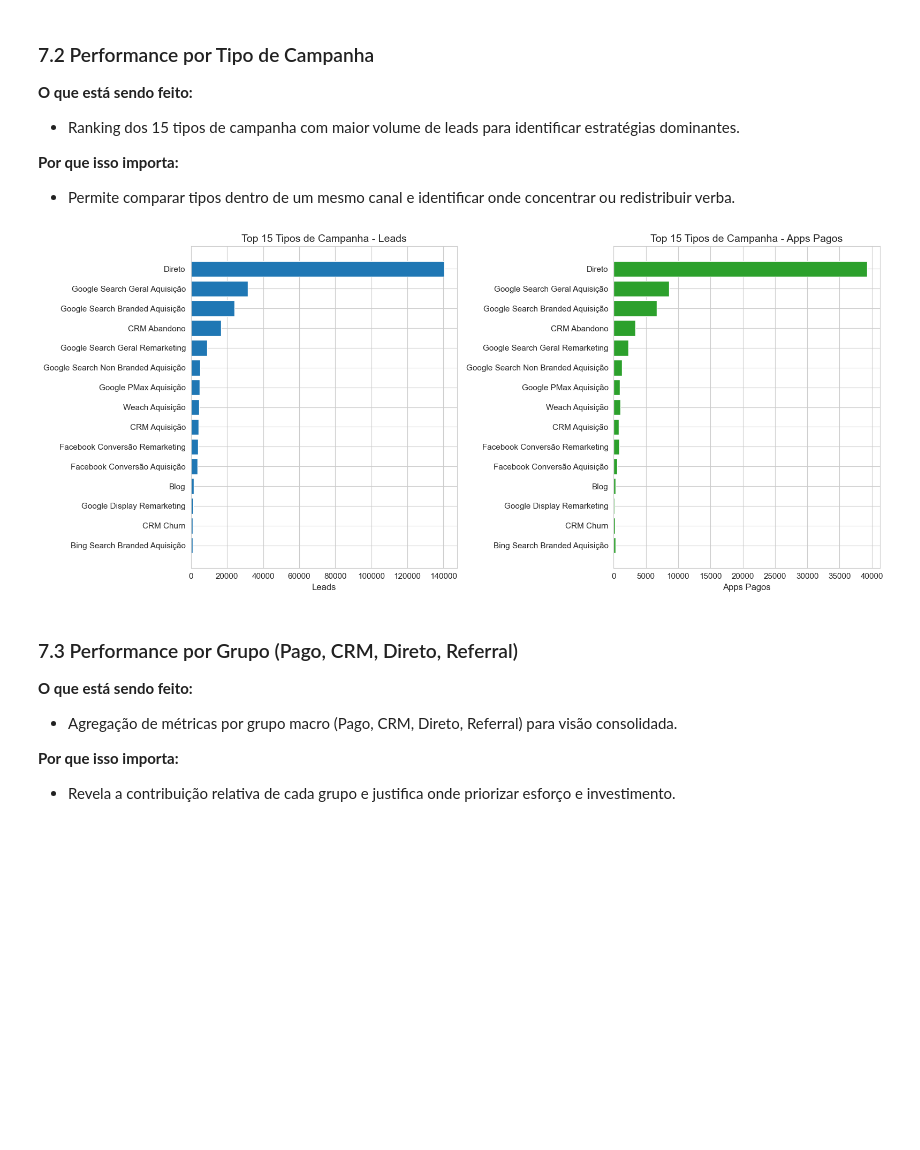
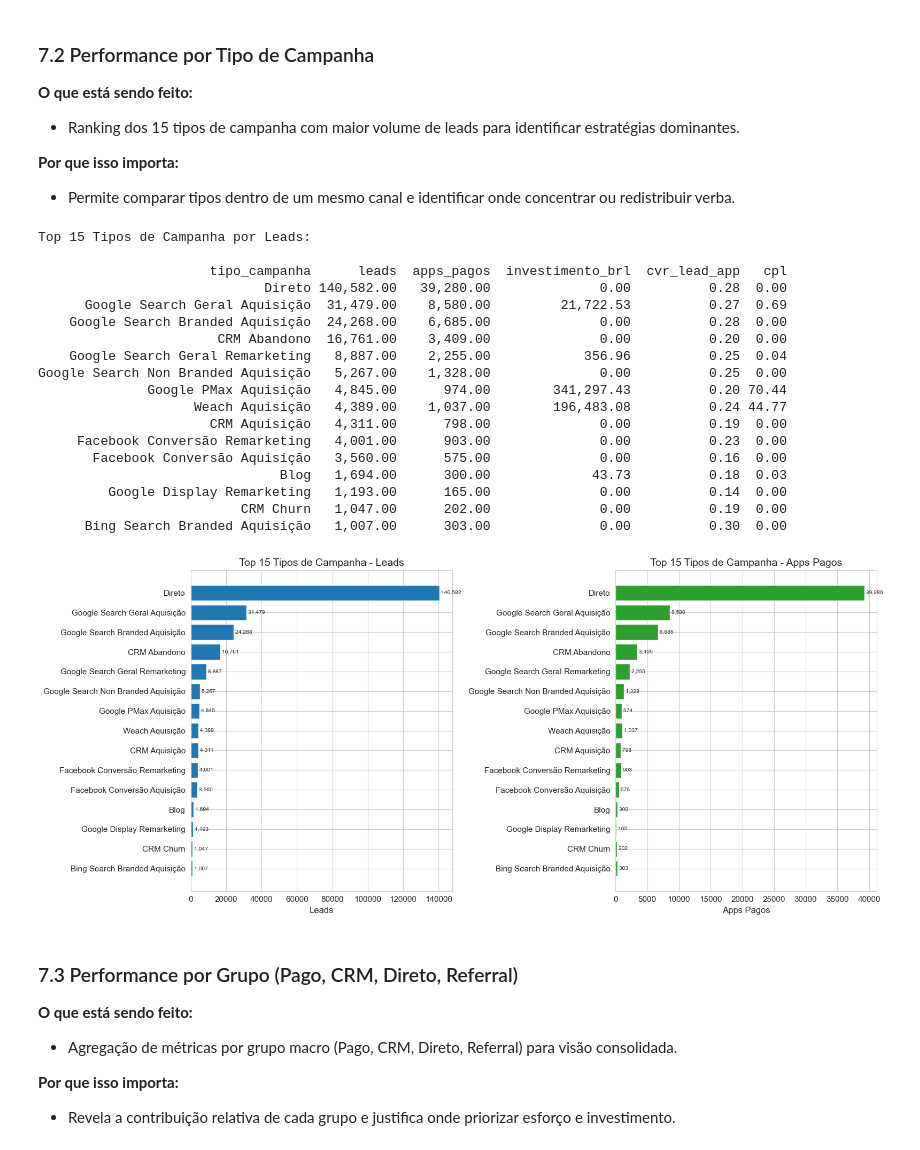
Before and after one commit to diogorblessa/projeto-analise-de-dados-com-pandas, a Jupyter notebook: case_omie.ipynb, the cells around one changed output. Saved outputs shown, nothing was run; the diff lists cells and outputs as text; code cells hidden in the pictures; blank space fills up the shorter version.

```diff
--- a/case_omie.ipynb
+++ b/case_omie.ipynb
@@ -779,32 +838,62 @@ plt.show()
 # %%
 # Top 15 tipos por volume de leads para ajudar a entender quais estratégias geram mais volume
 
-tipo_agg = df_pivot.groupby('tipo_campanha').agg(
+tipo_agregado = df_pivot.groupby('tipo_campanha').agg(
     leads=('leads', 'sum'),
     apps_pagos=('apps_pagos', 'sum'),
     investimento_brl=('investimento_brl', 'sum'),
     sessoes=('sessoes', 'sum'),
 ).reset_index()
 
-tipo_agg['cvr_lead_app'] = safe_div(tipo_agg['apps_pagos'], tipo_agg['leads'])
-tipo_agg['cpl'] = safe_div(tipo_agg['investimento_brl'], tipo_agg['leads'])
+tipo_agregado['cvr_lead_app'] = safe_div(tipo_agregado['apps_pagos'], tipo_agregado['leads'])
+tipo_agregado['cpl'] = safe_div(tipo_agregado['investimento_brl'], tipo_agregado['leads'])
 
-top_tipos = tipo_agg.nlargest(15, 'leads').sort_values('leads', ascending=True)
+top_tipos = tipo_agregado.nlargest(15, 'leads').sort_values('leads', ascending=True)
+
+# Tabela numérica
+tabela_top15 = top_tipos.sort_values('leads', ascending=False)[
+    ['tipo_campanha', 'leads', 'apps_pagos', 'investimento_brl', 'cvr_lead_app', 'cpl']
+]
+print("Top 15 Tipos de Campanha por Leads:\n")
+print(tabela_top15.to_string(index=False, float_format='{:,.2f}'.format))
+print()
 
 fig, axes = plt.subplots(1, 2, figsize=(16, 7))
 
 axes[0].barh(top_tipos['tipo_campanha'], top_tipos['leads'], color='tab:blue')
 axes[0].set_title('Top 15 Tipos de Campanha - Leads')
 axes[0].set_xlabel('Leads')
+for indice, valor in enumerate(top_tipos['leads']):
+    axes[0].text(valor, indice, f' {valor:,.0f}', va='center', fontsize=7.5)
 
 axes[1].barh(top_tipos['tipo_campanha'], top_tipos['apps_pagos'], color='tab:green')
 axes[1].set_title('Top 15 Tipos de Campanha - Apps Pagos')
 axes[1].set_xlabel('Apps Pagos')
+for indice, valor in enumerate(top_tipos['apps_pagos']):
+    axes[1].text(valor, indice, f' {valor:,.0f}', va='center', fontsize=7.5)
 
 plt.tight_layout()
 plt.show()
 # %% [output]
+Top 15 Tipos de Campanha por Leads:
+
+                      tipo_campanha      leads  apps_pagos  investimento_brl  cvr_lead_app   cpl
+                             Direto 140,582.00   39,280.00              0.00          0.28  0.00
+      Google Search Geral Aquisição  31,479.00    8,580.00         21,722.53          0.27  0.69
+    Google Search Branded Aquisição  24,268.00    6,685.00              0.00          0.28  0.00
+                       CRM Abandono  16,761.00    3,409.00              0.00          0.20  0.00
+    Google Search Geral Remarketing   8,887.00    2,255.00            356.96          0.25  0.04
+Google Search Non Branded Aquisição   5,267.00    1,328.00              0.00          0.25  0.00
+              Google PMax Aquisição   4,845.00      974.00        341,297.43          0.20 70.44
+                    Weach Aquisição   4,389.00    1,037.00        196,483.08          0.24 44.77
+                      CRM Aquisição   4,311.00      798.00              0.00          0.19  0.00
+     Facebook Conversão Remarketing   4,001.00      903.00              0.00          0.23  0.00
+       Facebook Conversão Aquisição   3,560.00      575.00              0.00          0.16  0.00
+                               Blog   1,694.00      300.00             43.73          0.18  0.03
+         Google Display Remarketing   1,193.00      165.00              0.00          0.14  0.00
+                          CRM Churn   1,047.00      202.00              0.00          0.19  0.00
+      Bing Search Branded Aquisição   1,007.00      303.00              0.00          0.30  0.00
-[figure, old version]
+[figure, new version]
 # %% [markdown]
 ### 7.3 Performance por Grupo (Pago, CRM, Direto, Referral)
 
```
Also changed, not shown: parts of 37 cells of this notebook, 4 other files.
